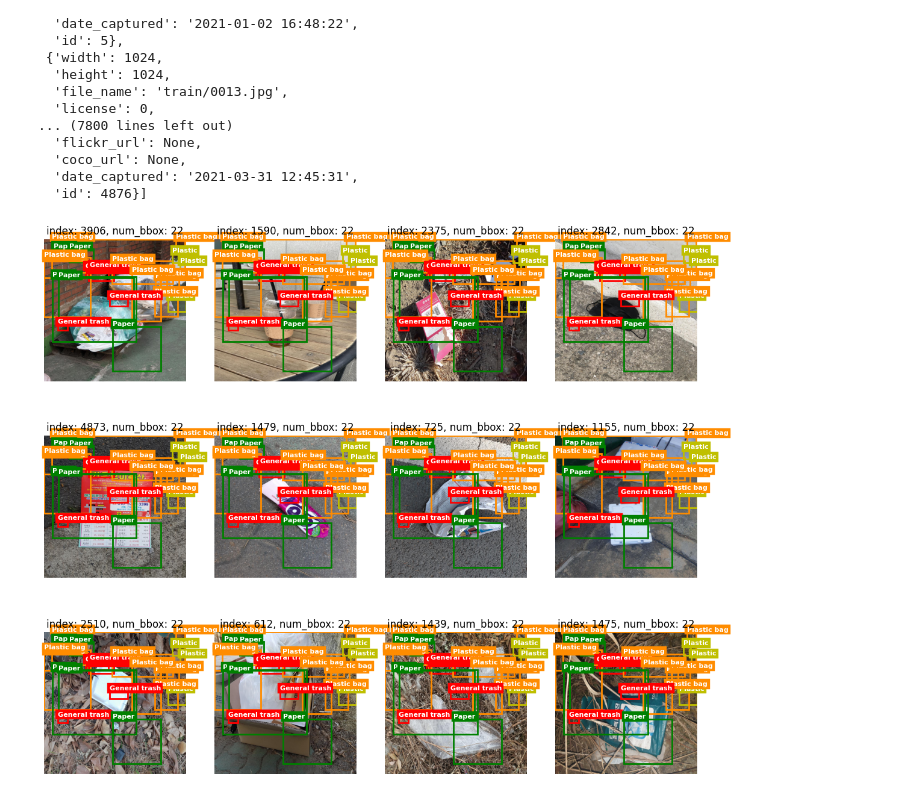
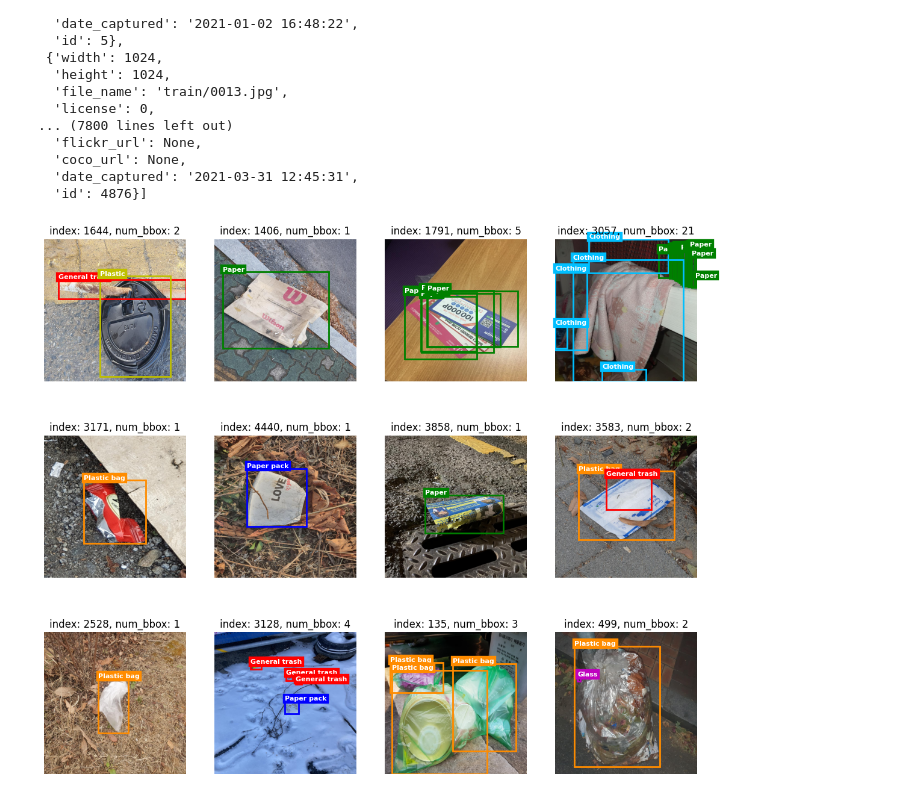
Before and after one commit to boostcampaitech5/level2_objectdetection-cv-11, a Jupyter notebook: eda/val_analysis.ipynb, the cells around one changed output. Drawn from its saved outputs; the diff is of its cells as text; code cells hidden in the pictures.

```diff
--- a/eda/val_analysis.ipynb
+++ b/eda/val_analysis.ipynb
@@ -69,24 +69,24 @@ annotations = pd.DataFrame(valset["annotations"])
 # %%
 total_bbox=[]
 total_class=[]
 total_image=[]
 total_id=[]
 for i in random.sample(range(len(indexes)), 12):       #test image에서 랜덤하게 12개 샘플링
     image_path = filenames[i]
     image = Image.open(dataset_dir+image_path)
     image_id = indexes[i]
 
     bbox_list = []
     class_list = []
 
-    predictions = annotations[annotations["image_id"]==5]
+    predictions = annotations[annotations["image_id"]==image_id]
     bbox_list = list(predictions["bbox"])
     class_list = list(predictions["category_id"])
 
     total_image.append(image)
     total_id.append(image_id)
     total_bbox.append(bbox_list)
     total_class.append(class_list)
 grid_image(total_image, total_id, total_bbox, total_class)
 # %% [output]
-[figure, old version]
+[figure, new version]
```
